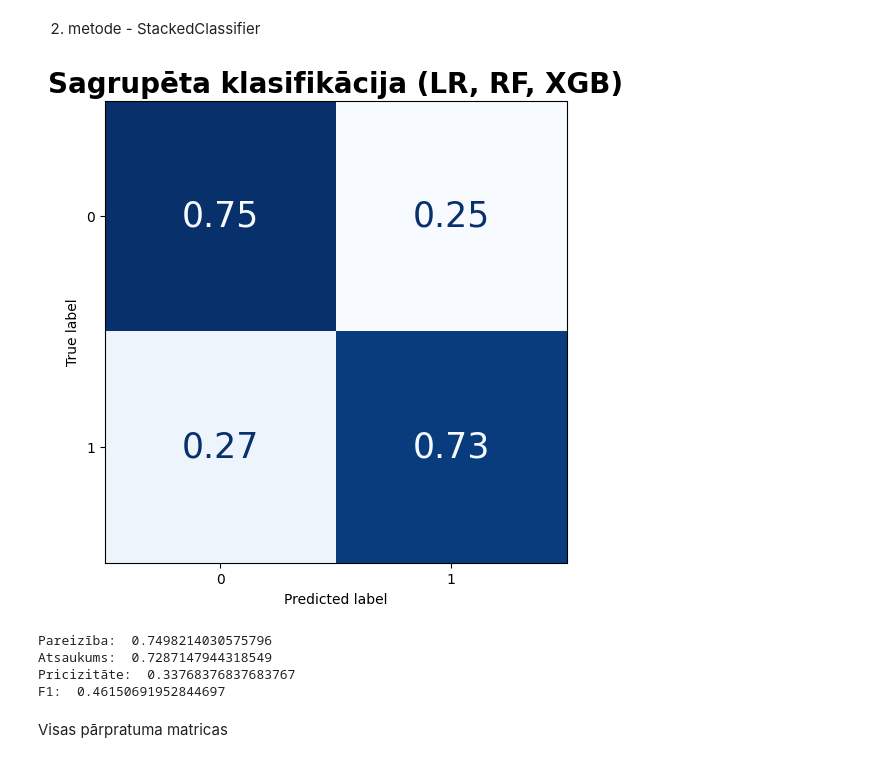
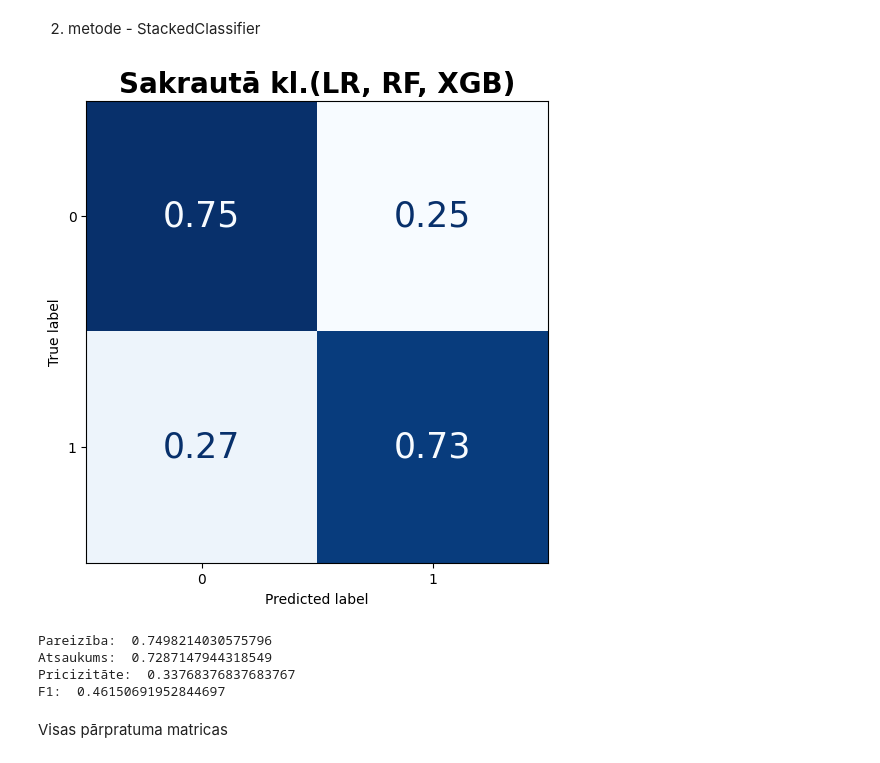
Before and after one commit to JulijaZaiceva/Classificators-compare-credit-risk-assessment, a Jupyter notebook: 2_2_modeling_with_oversampling_SMOTE.ipynb, the cells around one changed output. Saved outputs shown, nothing was run; the diff lists cells and outputs as text; code cells hidden in the pictures.

```diff
--- a/2_2_modeling_with_oversampling_SMOTE.ipynb
+++ b/2_2_modeling_with_oversampling_SMOTE.ipynb
@@ -308,18 +306,18 @@ cm_stacked = confusion_matrix(test_class, test_class_Stacked, normalize='true')
 # %%
 disp = ConfusionMatrixDisplay(confusion_matrix=cm_stacked, display_labels=['0', '1'], )
 fig, ax = plt.subplots(figsize=(8, 6))
 disp.plot(cmap=plt.cm.Blues, ax=ax, colorbar=False)
 for text in disp.text_.ravel():
     text.set_fontsize(25)
-plt.title('Sagrupēta klasifikācija (LR, RF, XGB)', fontsize=20, fontweight='bold')
+plt.title('Sakrautā kl.(LR, RF, XGB)', fontsize=20, fontweight='bold')
 plt.show()
 
 print('Pareizība: ', acc_stacked)
 print('Atsaukums: ', rec_stacked)
 print('Pricizitāte: ', prec_stacked)
 print('F1: ', f1_stacked)
 # %% [output]
-[figure, old version]
+[figure, new version]
 Pareizība:  0.7498214030575796
 Atsaukums:  0.7287147944318549
 Pricizitāte:  0.33768376837683767
```
Also changed, not shown: parts of 6 cells of this notebook, 3 other files.
